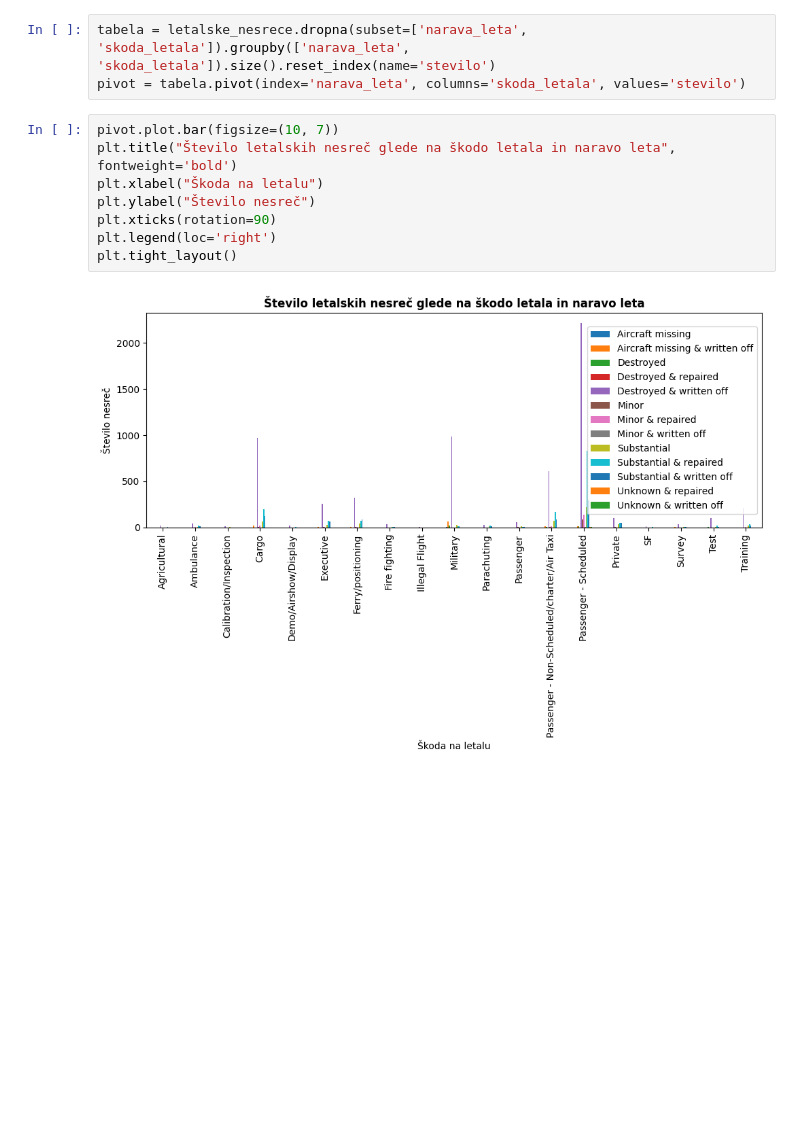
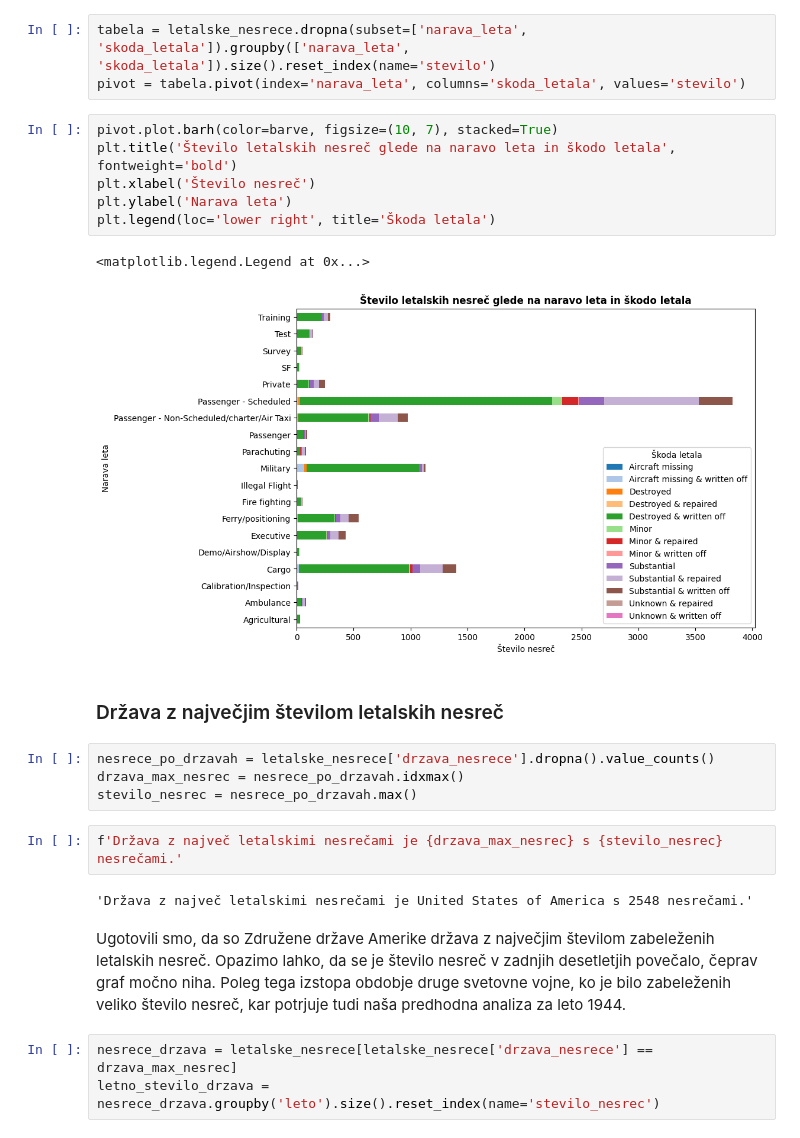
Before and after one commit to kajazefran/Projektna_naloga, a Jupyter notebook: analiza.ipynb, the cells around one changed output. Cells and saved outputs as stored; diff of their text form; blank space fills up the shorter version.

```diff
--- a/analiza.ipynb
+++ b/analiza.ipynb
@@ -247,12 +265,26 @@ plt.show()
 tabela = letalske_nesrece.dropna(subset=['narava_leta', 'skoda_letala']).groupby(['narava_leta', 'skoda_letala']).size().reset_index(name='stevilo')
 pivot = tabela.pivot(index='narava_leta', columns='skoda_letala', values='stevilo')
 # %%
-pivot.plot.bar(figsize=(10, 7))
-plt.title("Število letalskih nesreč glede na škodo letala in naravo leta", fontweight='bold')
-plt.xlabel("Škoda na letalu")
-plt.ylabel("Število nesreč")
-plt.xticks(rotation=90)
-plt.legend(loc='right')
-plt.tight_layout()
+pivot.plot.barh(color=barve, figsize=(10, 7), stacked=True)
+plt.title('Število letalskih nesreč glede na naravo leta in škodo letala', fontweight='bold')
+plt.xlabel('Število nesreč')
+plt.ylabel('Narava leta')
+plt.legend(loc='lower right', title='Škoda letala')
 # %% [output]
+<matplotlib.legend.Legend at 0x...>
-[figure, old version]
+[figure, new version]
+# %% [markdown]
+### Država z največjim številom letalskih nesreč
+# %%
+nesrece_po_drzavah = letalske_nesrece['drzava_nesrece'].dropna().value_counts()
+drzava_max_nesrec = nesrece_po_drzavah.idxmax()
+stevilo_nesrec = nesrece_po_drzavah.max()
+# %%
+f'Država z največ letalskimi nesrečami je {drzava_max_nesrec} s {stevilo_nesrec} nesrečami.'
+# %% [output]
+'Država z največ letalskimi nesrečami je United States of America s 2548 nesrečami.'
+# %% [markdown]
+Ugotovili smo, da so Združene države Amerike država z največjim številom zabeleženih letalskih nesreč. Opazimo lahko, da se je število nesreč v zadnjih desetletjih povečalo, čeprav graf močno niha. Poleg tega izstopa obdobje druge svetovne vojne, ko je bilo zabeleženih veliko število nesreč, kar potrjuje tudi naša predhodna analiza za leto 1944.
+# %%
+nesrece_drzava = letalske_nesrece[letalske_nesrece['drzava_nesrece'] == drzava_max_nesrec]
+letno_stevilo_drzava = nesrece_drzava.groupby('leto').size().reset_index(name='stevilo_nesrec')
```
Also changed, not shown: parts of 42 cells of this notebook.
